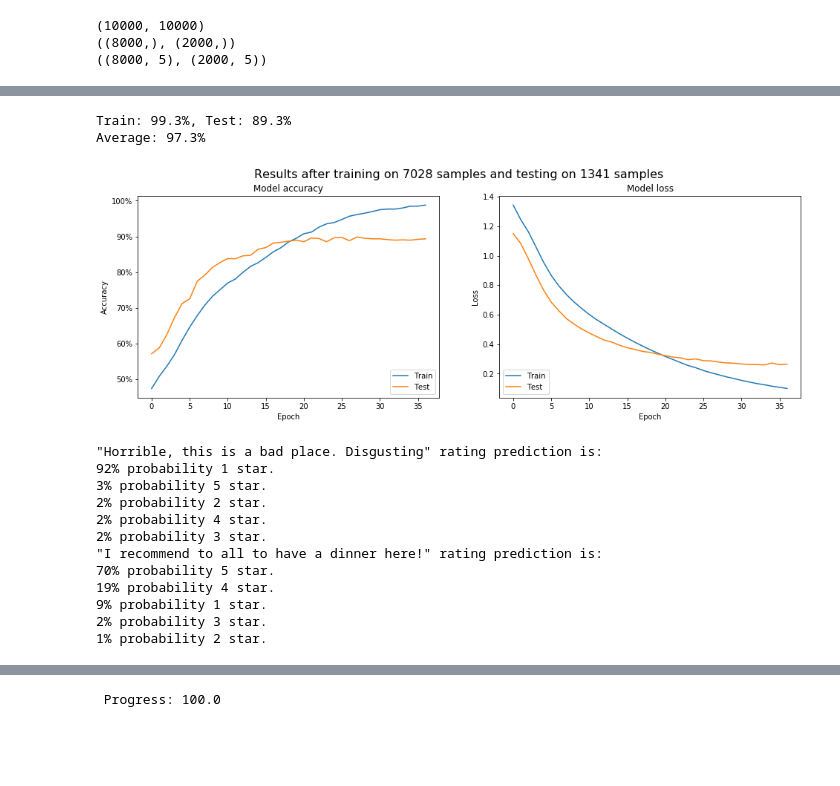
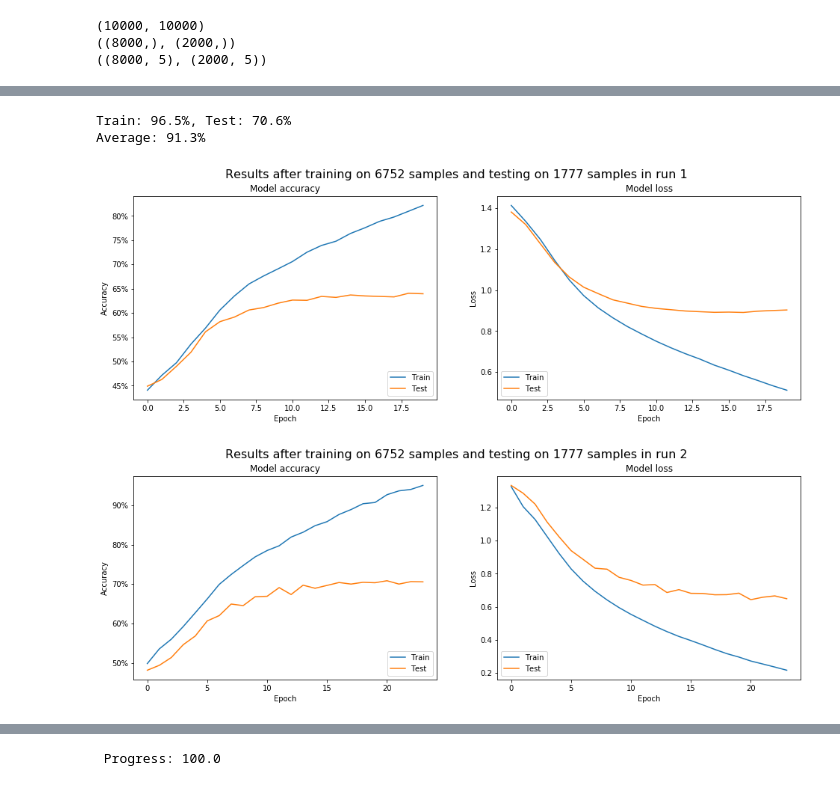
Before and after one commit to lorenzovngl/analysis-of-yelp-open-dataset, a Jupyter notebook: notebooks/reviews_classification.ipynb, the cells around one changed output, grey strips where cells are left out. Saved outputs shown, nothing was run; the diff lists cells and outputs as text; code cells hidden in the pictures; blank space fills up the shorter version.

```diff
--- a/notebooks/reviews_classification.ipynb
+++ b/notebooks/reviews_classification.ipynb
@@ -166,11 +184,12 @@ _________________________________________________________________
 from tensorflow.keras.callbacks import EarlyStopping
 
 epochs = 500
-history = []
+#history = []
+history2 = []
 
 es = EarlyStopping(monitor='val_loss', mode='min', verbose=1, patience=3)
-history.append(model.fit(np.array(train_padded), np.array(train_labels), epochs=epochs,
+history2.append(model.fit(np.array(train_padded), np.array(train_labels2), epochs=epochs,
                          #class_weight=class_weights,
-                       validation_data=(test_padded, test_labels), verbose=2, callbacks=[es]))
+                       validation_data=(test_padded, test_labels2), verbose=2, callbacks=[es]))
 model.save_weights('my_model_weights.h5')
 # %% [output]
@@ -194,78 +213,70 @@ Epoch 00037: early stopping
 # %%
 # evaluate the model
 
-_, train_acc = model.evaluate(np.array(train_padded), np.array(train_labels), verbose=0)
-_, test_acc = model.evaluate(test_padded, test_labels, verbose=0)
+_, train_acc = model.evaluate(np.array(train_padded), np.array(train_labels2), verbose=0)
+_, test_acc = model.evaluate(test_padded, test_labels2, verbose=0)
 print('Train: %.1f%%, Test: %.1f%%' % (train_acc*100, test_acc*100))
 train_ratio = float(train_size)/size
 print('Average: %.1f%%' % float((train_acc*train_ratio + test_acc*(1-train_ratio))*100))
 # %% [output]
-Train: 99.3%, Test: 89.3%
-Average: 97.3%
+Train: 96.5%, Test: 70.6%
+Average: 91.3%
 # %%
 # print results
 
 import matplotlib.pyplot as plt
 from matplotlib.ticker import FuncFormatter
 
 
 for i in range(len(history)):
 
     fig, axes = plt.subplots(1, 2, figsize=(16,5))
-    fig.suptitle('Results after training on %i samples and testing on %i samples'
+    fig.suptitle('Results after training on %i samples and testing on %i samples in run 1'
                  % (len(train_padded), len(test_padded)), fontsize=16)
 
     # summarize history for accuracy
     axes[0].plot(history[i].history['accuracy'])
     axes[0].plot(history[i].history['val_accuracy'])
     axes[0].set_title('Model accuracy')
     axes[0].set_ylabel('Accuracy')
     axes[0].yaxis.set_major_formatter(FuncFormatter(lambda y, _: '{:.0%}'.format(y)))
     axes[0].set_xlabel('Epoch')
     axes[0].legend(['Train', 'Test'], loc='lower right')
 
     # summarize history for loss
     axes[1].plot(history[i].history['loss'])
     axes[1].plot(history[i].history['val_loss'])
     axes[1].set_title('Model loss')
     axes[1].set_ylabel('Loss')
     axes[1].set_xlabel('Epoch')
     axes[1].legend(['Train', 'Test'], loc='lower left')
 
     plt.show()
+
+for i in range(len(history2)):
+
+    fig, axes = plt.subplots(1, 2, figsize=(16,5))
+    fig.suptitle('Results after training on %i samples and testing on %i samples in run 2'
+                 % (len(train_padded), len(test_padded)), fontsize=16)
+
+    # summarize history for accuracy
+    axes[0].plot(history2[i].history['accuracy'])
+    axes[0].plot(history2[i].history['val_accuracy'])
+    axes[0].set_title('Model accuracy')
+    axes[0].set_ylabel('Accuracy')
+    axes[0].yaxis.set_major_formatter(FuncFormatter(lambda y, _: '{:.0%}'.format(y)))
+    axes[0].set_xlabel('Epoch')
+    axes[0].legend(['Train', 'Test'], loc='lower right')
+
+    # summarize history for loss
+    axes[1].plot(history2[i].history['loss'])
+    axes[1].plot(history2[i].history['val_loss'])
+    axes[1].set_title('Model loss')
+    axes[1].set_ylabel('Loss')
+    axes[1].set_xlabel('Epoch')
+    axes[1].legend(['Train', 'Test'], loc='lower left')
+
+    plt.show()
 # %% [output]
-[figure, old version]
+[figure, new version]
+[figure, added]
-# %%
-# make prediction
-
-sentences_p = [
-    "Horrible, this is a bad place. Disgusting",
-    "I recommend to all to have a dinner here!"
-]
-
-sequences_p = tokenizer.texts_to_sequences(sentences_p)
-padded_p = pad_sequences(sequences_p, maxlen=max_length, padding='post')
-
-result = model.predict(padded_p)
-
-for i in range(len(result)):
-    print('"%s" rating prediction is:' % sentences_p[i])
-    tmp = []
-    for j in range(5):
-        tmp.append((result[i][j], j+1))
-    tmp = sorted(tmp, key=lambda el: -el[0])
-    for j in range(5):
-        print('%.0f%% probability %i star.' % (tmp[j][0]*100, tmp[j][1]))
-# %% [output]
-"Horrible, this is a bad place. Disgusting" rating prediction is:
-92% probability 1 star.
-3% probability 5 star.
-2% probability 2 star.
-2% probability 4 star.
-2% probability 3 star.
-"I recommend to all to have a dinner here!" rating prediction is:
-70% probability 5 star.
-19% probability 4 star.
-9% probability 1 star.
-2% probability 3 star.
-1% probability 2 star.
```
Also changed, not shown: parts of 9 cells of this notebook, 17 other files.
